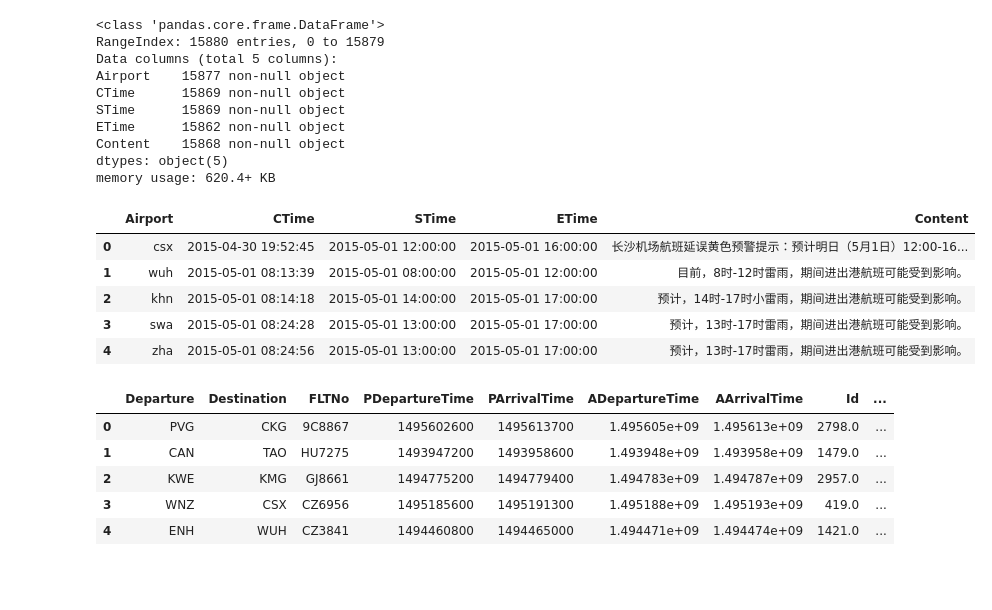
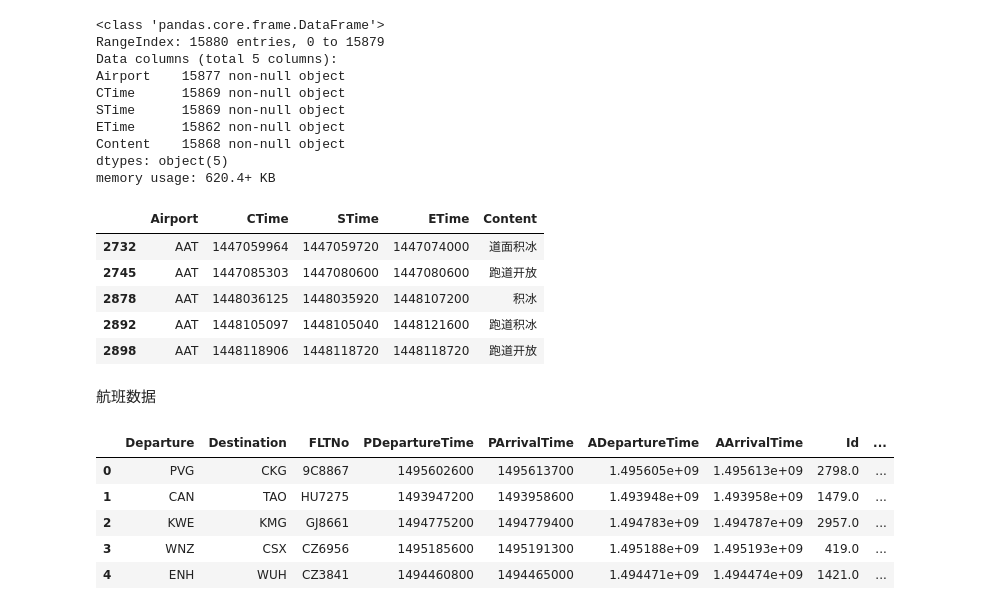
Before and after one commit to coder-ss/ml-learn, a Jupyter notebook: competition/ctrip-fight/exporing.ipynb, the cells around one changed output. Saved outputs shown, nothing was run; the diff lists cells and outputs as text; code cells hidden in the pictures; blank space fills up the shorter version.

```diff
--- a/competition/ctrip-fight/exporing.ipynb
+++ b/competition/ctrip-fight/exporing.ipynb
@@ -36,17 +36,26 @@ Content    15868 non-null object
 dtypes: object(5)
 memory usage: 620.4+ KB
 # %%
-train_s['CTime'] = pd.to_datetime(train_s['CTime'])
-train_s['STime'] = pd.to_datetime(train_s['STime'])
-train_s['ETime'] = pd.to_datetime(train_s['ETime'])
+train_s.dropna(axis=0, inplace=True)
+
+train_s['CTime'] = pd.to_datetime(train_s['CTime']).astype(np.int64) // 10 ** 9
+train_s['STime'] = pd.to_datetime(train_s['STime']).astype(np.int64) // 10 ** 9
+train_s['ETime'] = pd.to_datetime(train_s['ETime']).astype(np.int64) // 10 ** 9
+
+train_s.sort_values(['Airport', 'STime', 'ETime'], ascending=True, inplace=True)
+
+train_s['Airport'] = train_s['Airport'].str.upper()
+
 train_s.head()
 # %% [output]
 |  | Airport | CTime | STime | ETime | Content |
-| 0 | csx | 2015-04-30 19:52:45 | 2015-05-01 12:00:00 | 2015-05-01 16:00:00 | 长沙机场航班延误黄色预警提示：预计明日（5月1日）12:00-16... |
-| 1 | wuh | 2015-05-01 08:13:39 | 2015-05-01 08:00:00 | 2015-05-01 12:00:00 | 目前，8时-12时雷雨，期间进出港航班可能受到影响。 |
-| 2 | khn | 2015-05-01 08:14:18 | 2015-05-01 14:00:00 | 2015-05-01 17:00:00 | 预计，14时-17时小雷雨，期间进出港航班可能受到影响。 |
-| 3 | swa | 2015-05-01 08:24:28 | 2015-05-01 13:00:00 | 2015-05-01 17:00:00 | 预计，13时-17时雷雨，期间进出港航班可能受到影响。 |
-| 4 | zha | 2015-05-01 08:24:56 | 2015-05-01 13:00:00 | 2015-05-01 17:00:00 | 预计，13时-17时雷雨，期间进出港航班可能受到影响。 |
+| 2732 | AAT | 1447059964 | 1447059720 | 1447074000 | 道面积冰 |
+| 2745 | AAT | 1447085303 | 1447080600 | 1447080600 | 跑道开放 |
+| 2878 | AAT | 1448036125 | 1448035920 | 1448107200 | 积冰 |
+| 2892 | AAT | 1448105097 | 1448105040 | 1448121600 | 跑道积冰 |
+| 2898 | AAT | 1448118906 | 1448118720 | 1448118720 | 跑道开放 |
+# %% [markdown]
+航班数据
 # %%
 train_1705 = pd.read_csv('input/train/fights-2017-05.csv')
 
```
Also changed, not shown: parts of 14 cells of this notebook, 1 other file.
